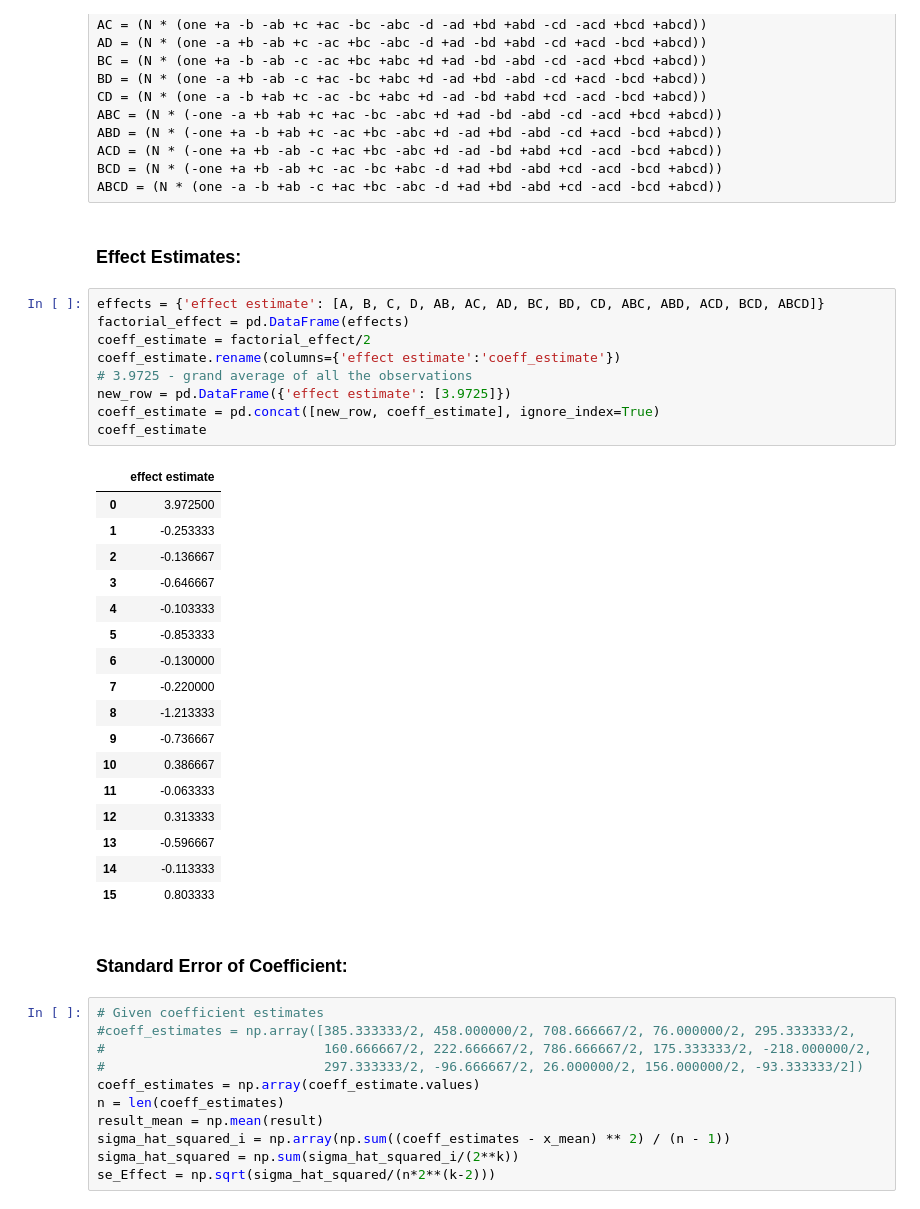
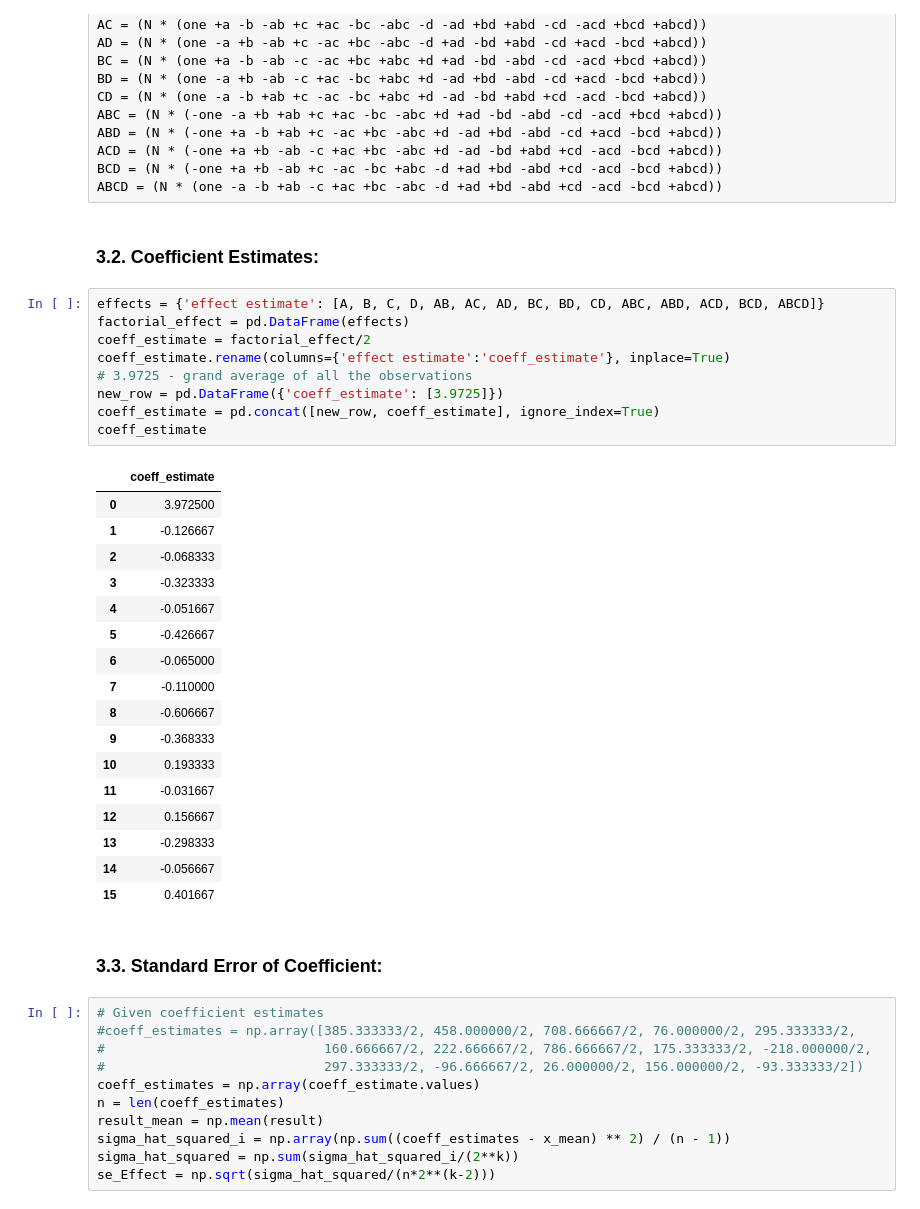
Before and after one commit to tapashreepradhan/semester-project-H02V8a, a Jupyter notebook: project.ipynb, the cells around one changed output. Drawn from its saved outputs; the diff is of its cells as text.

```diff
--- a/project.ipynb
+++ b/project.ipynb
@@ -266,36 +261,36 @@ ACD = (N * (-one +a +b -ab -c +ac +bc -abc +d -ad -bd +abd +cd -acd -bcd +abcd))
 BCD = (N * (-one +a +b -ab +c -ac -bc +abc -d +ad +bd -abd +cd -acd -bcd +abcd))
 ABCD = (N * (one -a -b +ab -c +ac +bc -abc -d +ad +bd -abd +cd -acd -bcd +abcd))
 # %% [markdown]
-### Effect Estimates:
+### 3.2. Coefficient Estimates:
 # %%
 effects = {'effect estimate': [A, B, C, D, AB, AC, AD, BC, BD, CD, ABC, ABD, ACD, BCD, ABCD]}
 factorial_effect = pd.DataFrame(effects)
 coeff_estimate = factorial_effect/2
-coeff_estimate.rename(columns={'effect estimate':'coeff_estimate'})
+coeff_estimate.rename(columns={'effect estimate':'coeff_estimate'}, inplace=True)
 # 3.9725 - grand average of all the observations
-new_row = pd.DataFrame({'effect estimate': [3.9725]})
+new_row = pd.DataFrame({'coeff_estimate': [3.9725]})
 coeff_estimate = pd.concat([new_row, coeff_estimate], ignore_index=True)
 coeff_estimate
 # %% [output]
-|  | effect estimate |
+|  | coeff_estimate |
 | 0 | 3.972500 |
-| 1 | -0.253333 |
-| 2 | -0.136667 |
-| 3 | -0.646667 |
-| 4 | -0.103333 |
-| 5 | -0.853333 |
-| 6 | -0.130000 |
-| 7 | -0.220000 |
-| 8 | -1.213333 |
-| 9 | -0.736667 |
-| 10 | 0.386667 |
-| 11 | -0.063333 |
-| 12 | 0.313333 |
-| 13 | -0.596667 |
-| 14 | -0.113333 |
-| 15 | 0.803333 |
+| 1 | -0.126667 |
+| 2 | -0.068333 |
+| 3 | -0.323333 |
+| 4 | -0.051667 |
+| 5 | -0.426667 |
+| 6 | -0.065000 |
+| 7 | -0.110000 |
+| 8 | -0.606667 |
+| 9 | -0.368333 |
+| 10 | 0.193333 |
+| 11 | -0.031667 |
+| 12 | 0.156667 |
+| 13 | -0.298333 |
+| 14 | -0.056667 |
+| 15 | 0.401667 |
 # %% [markdown]
-### Standard Error of Coefficient:
+### 3.3. Standard Error of Coefficient:
 # %%
 # Given coefficient estimates
 #coeff_estimates = np.array([385.333333/2, 458.000000/2, 708.666667/2, 76.000000/2, 295.333333/2,
```
Also changed, not shown: parts of 34 cells of this notebook.
